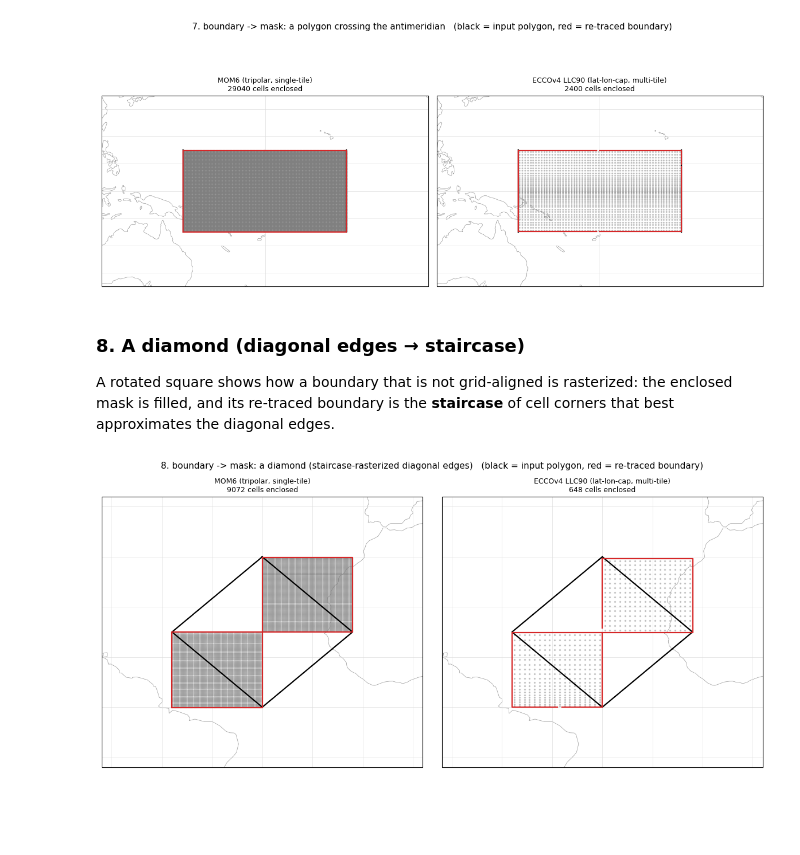
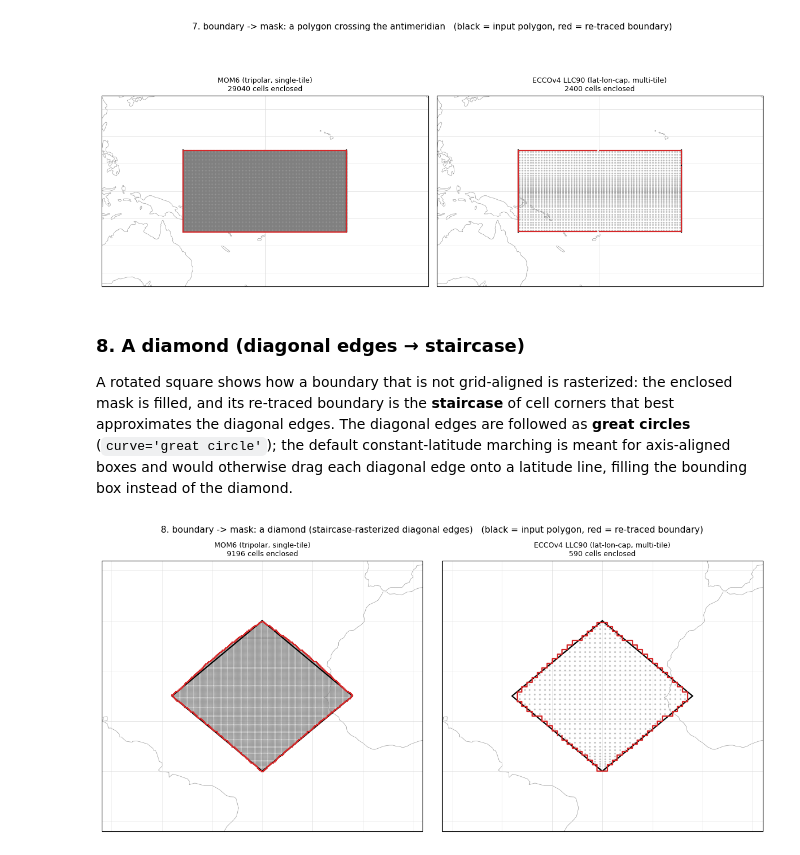
Before and after one commit to hdrake/regionate, a Jupyter notebook: examples/6_idealized_corner_cases.ipynb, the cells around one changed output. Cells and saved outputs as stored; diff of their text form; code cells hidden in the pictures; blank space fills up the shorter version.

```diff
--- a/examples/6_idealized_corner_cases.ipynb
+++ b/examples/6_idealized_corner_cases.ipynb
@@ -95,13 +95,13 @@ def plot_case(pred, proj, title, extent=None):
         ax.set_title(f"{name}\n{int(mask.sum())} cells, {len(lps)} boundary loop(s)", fontsize=9)
     fig.suptitle(title, fontsize=12); fig.tight_layout(rect=[0, 0, 1, 0.95]); plt.show()
 
-def plot_b2m(lons, lats, proj, title, extent=None):
+def plot_b2m(lons, lats, proj, title, extent=None, curve="latitude circle"):
     "boundary -> mask: rasterize a lon/lat polygon (black), then re-trace it (red)."
     fig = plt.figure(figsize=(12, 5.6))
     for col, (name, grid) in enumerate(GRIDS):
         ax = _basemap(fig, col, proj, extent)
         try:
-            reg = GriddedRegion("case", np.asarray(lons), np.asarray(lats), grid)
+            reg = GriddedRegion("case", np.asarray(lons), np.asarray(lats), grid, curve=curve)
         except Exception:
             draw_loop(ax, np.append(lons, lons[0]), np.append(lats, lats[0]), "k")
             ax.set_title(f"{name}\nboundary->mask needs a 1D/2D grid", fontsize=9)
@@ -228,13 +228,13 @@ plot_b2m([150., 210., 210., 150.], [-15., -15., 15., 15.],
 
 A rotated square shows how a boundary that is not grid-aligned is rasterized: the enclosed mask
 is filled, and its re-traced boundary is the **staircase** of cell corners that best approximates
-the diagonal edges.
+the diagonal edges. The diagonal edges are followed as **great circles** (`curve='great circle'`); the default constant-latitude marching is meant for axis-aligned boxes and would otherwise drag each diagonal edge onto a latitude line, filling the bounding box instead of the diamond.
 # %%
 plot_b2m([-30., -12., -30., -48.], [30., 15., 0., 15.], ccrs.PlateCarree(),
          "8. boundary -> mask: a diamond (staircase-rasterized diagonal edges)",
-         extent=[-62, 2, -12, 42])
+         extent=[-62, 2, -12, 42], curve="great circle")
 # %% [output]
-[figure, old version]
+[figure, new version]
 # %% [markdown]
 ## Notes on the corner cases
 
```
Also changed, not shown: parts of 1 cell of this notebook.
